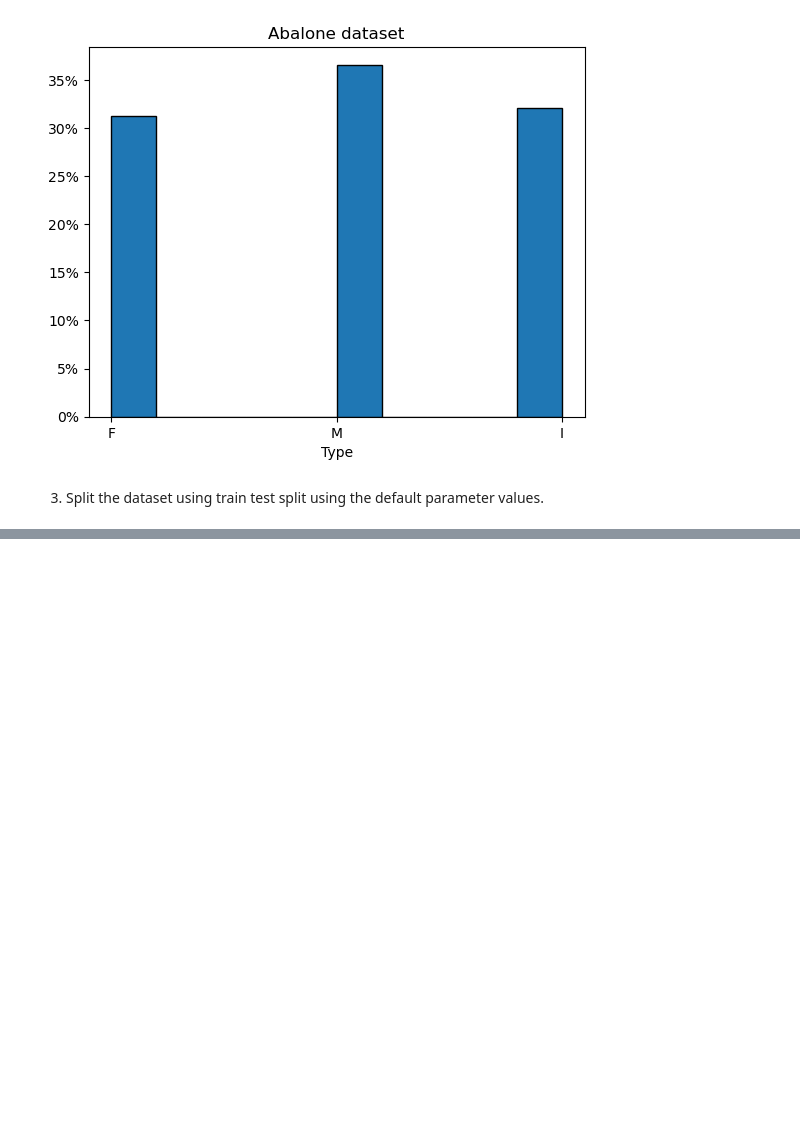
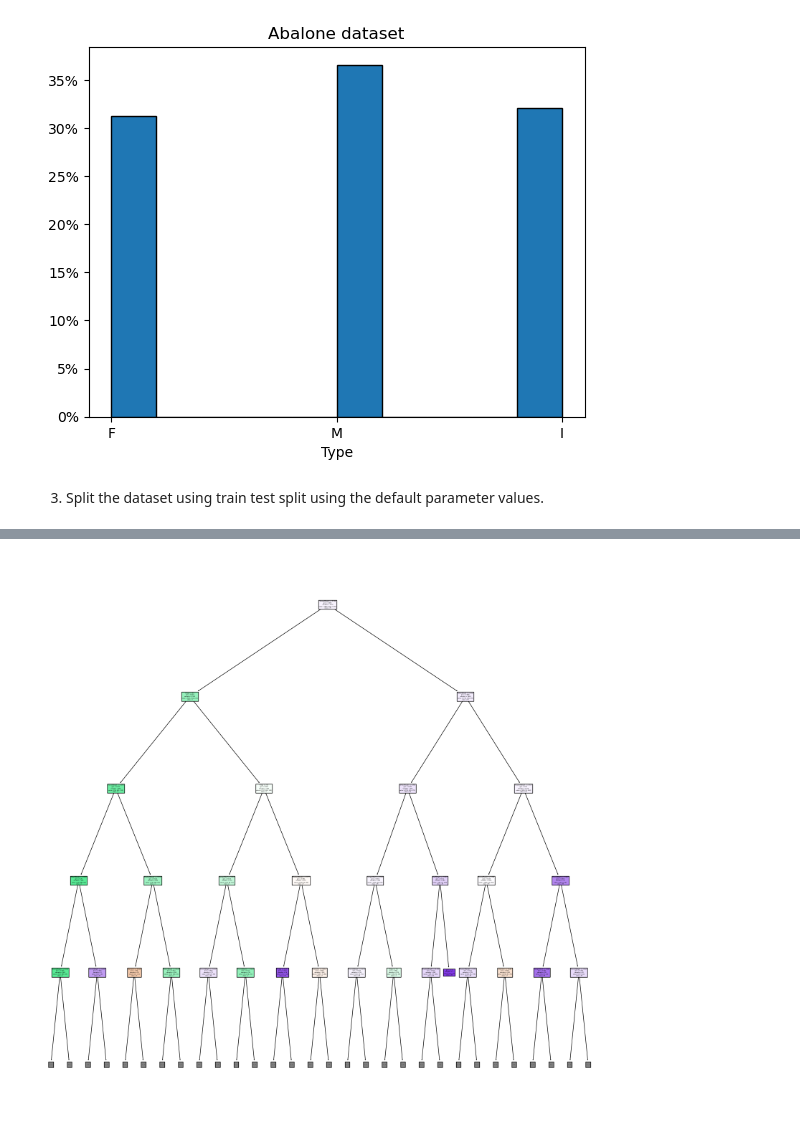
Before and after one commit to SephoraM/assignments_472, a Jupyter notebook: assignment_1.ipynb, the cells around one changed output, grey strips where cells are left out. Saved outputs shown, nothing was run; the diff lists cells and outputs as text; code cells hidden in the pictures; blank space fills up the shorter version.

```diff
--- a/assignment_1.ipynb
+++ b/assignment_1.ipynb
@@ -143,0 +176,5 @@ X_train_aba, X_test_aba, y_train_aba, y_test_aba = default_train_test_split(enco
+# %%
+# base model for abalone dataset
+model_base_dt2 = baseDT(X_train_aba, y_train_aba, ['F', 'I', 'M'], 4)
+# %% [output]
+[figure, added]
```
Also changed, not shown: parts of 11 cells of this notebook.
